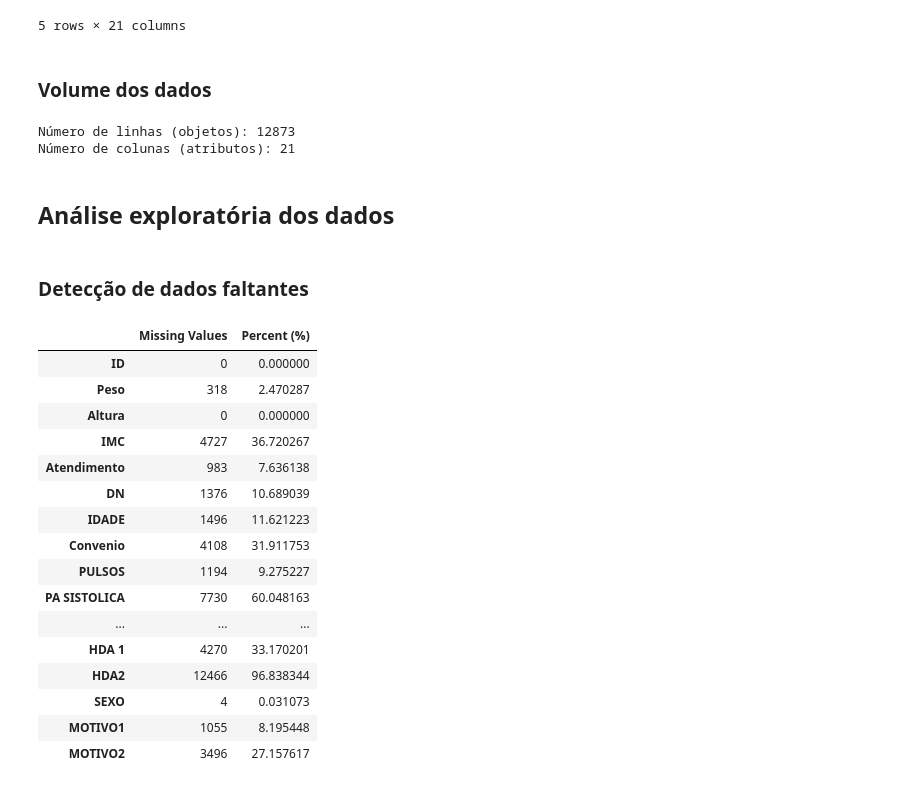
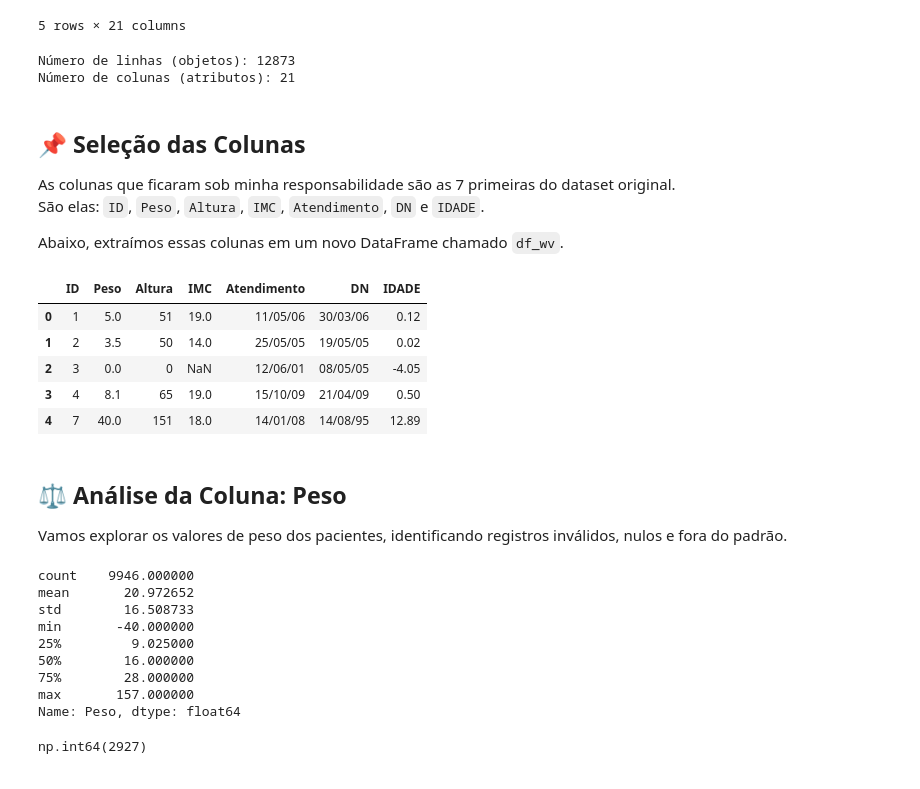
Before and after one commit to O-G-PLTX/MD-PediatricHeart, a Jupyter notebook: notebooks/exploration/01_exploration.ipynb, the cells around one changed output. Cells and saved outputs as stored; diff of their text form; code cells hidden in the pictures.

Commit message:
exploration(weight-height): analyze and clean invalid values

```diff
--- a/notebooks/exploration/01_exploration.ipynb
+++ b/notebooks/exploration/01_exploration.ipynb
@@ -21,8 +22,6 @@ df.head()
 | 3 | 4 | 8.1 | 65 | 19.0 | 15/10/09 | 21/04/09 | 0.50 | NaN | Normais | NaN | ... |
 | 4 | 7 | 40.0 | 151 | 18.0 | 14/01/08 | 14/08/95 | 12.89 | SAME | Normais | NaN | ... |
 5 rows × 21 columns
-# %% [markdown]
-### Volume dos dados
 # %%
 # Dimensões do dataset
 print("Número de linhas (objetos):", df.shape[0])
@@ -31,33 +30,24 @@ print("Número de colunas (atributos):", df.shape[1])
 Número de linhas (objetos): 12873
 Número de colunas (atributos): 21
 # %% [markdown]
-## Análise exploratória dos dados
+## 📌 Seleção das Colunas
+
+As colunas que ficaram sob minha responsabilidade são as 7 primeiras do dataset original.
+São elas: `ID`, `Peso`, `Altura`, `IMC`, `Atendimento`, `DN` e `IDADE`.
+
+Abaixo, extraímos essas colunas em um novo DataFrame chamado `df_wv`.
-# %% [markdown]
-### Detecção de dados faltantes
-# %%
-def missing_data_report(df):
-    missing = df.isnull().sum()
-    percent = (missing / len(df)) * 100
-    report = pd.DataFrame({'Missing Values': missing, 'Percent (%)': percent})
-    return report
-
-# Exemplo de uso:
-missing_data_report(df)
-# %% [output]
-|  | Missing Values | Percent (%) |
-| ID | 0 | 0.000000 |
-| Peso | 318 | 2.470287 |
-| Altura | 0 | 0.000000 |
-| IMC | 4727 | 36.720267 |
-| Atendimento | 983 | 7.636138 |
-| DN | 1376 | 10.689039 |
-| IDADE | 1496 | 11.621223 |
-| Convenio | 4108 | 31.911753 |
-| PULSOS | 1194 | 9.275227 |
-| PA SISTOLICA | 7730 | 60.048163 |
-| ... | ... | ... |
-| HDA 1 | 4270 | 33.170201 |
-| HDA2 | 12466 | 96.838344 |
-| SEXO | 4 | 0.031073 |
-| MOTIVO1 | 1055 | 8.195448 |
-| MOTIVO2 | 3496 | 27.157617 |
+# %%
+colunas_wv = ["ID", "Peso", "Altura", "IMC", "Atendimento", "DN", "IDADE"]
+df_wv = df[colunas_wv].copy()
+df_wv.head()
+# %% [output]
+|  | ID | Peso | Altura | IMC | Atendimento | DN | IDADE |
+| 0 | 1 | 5.0 | 51 | 19.0 | 11/05/06 | 30/03/06 | 0.12 |
+| 1 | 2 | 3.5 | 50 | 14.0 | 25/05/05 | 19/05/05 | 0.02 |
+| 2 | 3 | 0.0 | 0 | NaN | 12/06/01 | 08/05/05 | -4.05 |
+| 3 | 4 | 8.1 | 65 | 19.0 | 15/10/09 | 21/04/09 | 0.50 |
+| 4 | 7 | 40.0 | 151 | 18.0 | 14/01/08 | 14/08/95 | 12.89 |
+# %% [markdown]
+## ⚖️ Análise da Coluna: Peso
+
+Vamos explorar os valores de peso dos pacientes, identificando registros inválidos, nulos e fora do padrão.
@@ -63,0 +56,16 @@ missing_data_report(df)
+# %%
+df_wv["Peso"].describe()
+# %% [output]
+count    9946.000000
+mean       20.972652
+std        16.508733
+min       -40.000000
+25%         9.025000
+50%        16.000000
+75%        28.000000
+max       157.000000
+Name: Peso, dtype: float64
+# %%
+df_wv["Peso"].isna().sum()
+# %% [output]
+np.int64(2927)
```
Also changed, not shown: parts of 11 cells of this notebook, 1 other file.
